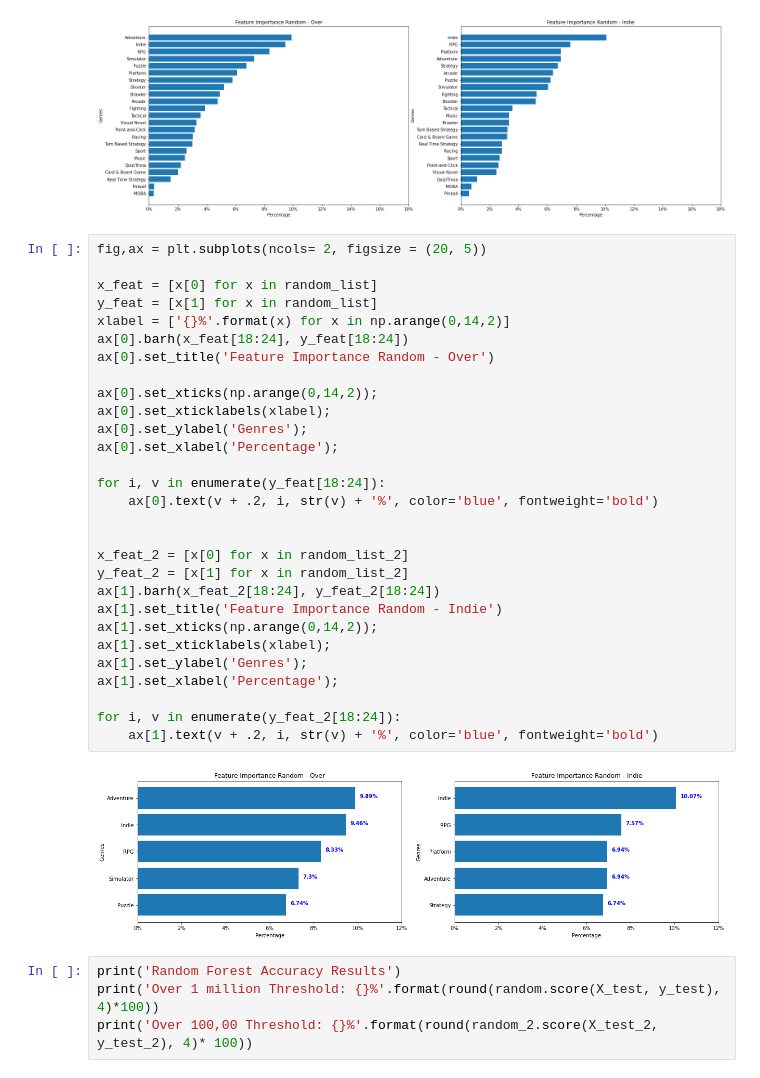
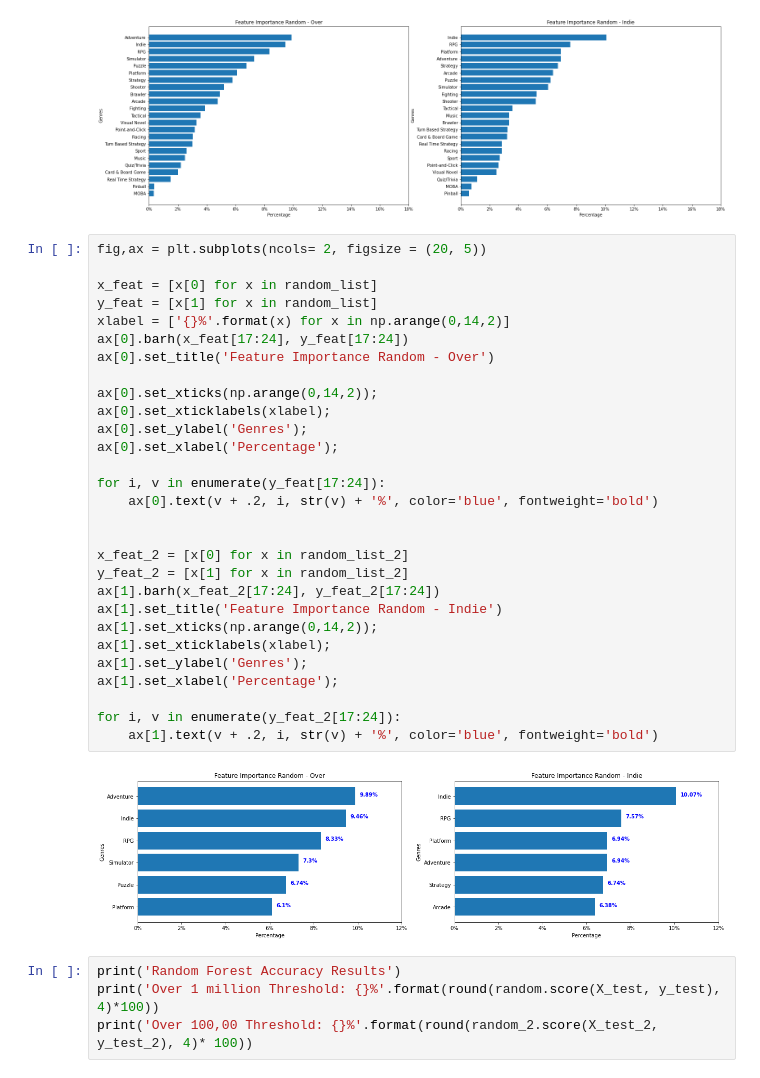
Before and after one commit to Tommyphung1/Predicting-Video-Games-Profit-with-Genres, a Jupyter notebook: Final_Notebook.ipynb, the cells around one changed output. Drawn from its saved outputs; the diff is of its cells as text.

Commit message:
Added text and graphs

```diff
--- a/Final_Notebook.ipynb
+++ b/Final_Notebook.ipynb
@@ -313,34 +313,34 @@ ax[1].set_xlabel('Percentage');
 # %%
 fig,ax = plt.subplots(ncols= 2, figsize = (20, 5))
 
 x_feat = [x[0] for x in random_list]
 y_feat = [x[1] for x in random_list]
 xlabel = ['{}%'.format(x) for x in np.arange(0,14,2)]
-ax[0].barh(x_feat[18:24], y_feat[18:24])
+ax[0].barh(x_feat[17:24], y_feat[17:24])
 ax[0].set_title('Feature Importance Random - Over')
 
 ax[0].set_xticks(np.arange(0,14,2));
 ax[0].set_xticklabels(xlabel);
 ax[0].set_ylabel('Genres');
 ax[0].set_xlabel('Percentage');
 
-for i, v in enumerate(y_feat[18:24]):
+for i, v in enumerate(y_feat[17:24]):
     ax[0].text(v + .2, i, str(v) + '%', color='blue', fontweight='bold')
 
 
 x_feat_2 = [x[0] for x in random_list_2]
 y_feat_2 = [x[1] for x in random_list_2]
-ax[1].barh(x_feat_2[18:24], y_feat_2[18:24])
+ax[1].barh(x_feat_2[17:24], y_feat_2[17:24])
 ax[1].set_title('Feature Importance Random - Indie')
 ax[1].set_xticks(np.arange(0,14,2));
 ax[1].set_xticklabels(xlabel);
 ax[1].set_ylabel('Genres');
 ax[1].set_xlabel('Percentage');
 
-for i, v in enumerate(y_feat_2[18:24]):
+for i, v in enumerate(y_feat_2[17:24]):
     ax[1].text(v + .2, i, str(v) + '%', color='blue', fontweight='bold')
 # %% [output]
-[figure, old version]
+[figure, new version]
 # %%
 print('Random Forest Accuracy Results')
 print('Over 1 million Threshold: {}%'.format(round(random.score(X_test, y_test), 4)*100))
```
Also changed, not shown: parts of 26 cells of this notebook, 1 other file.
